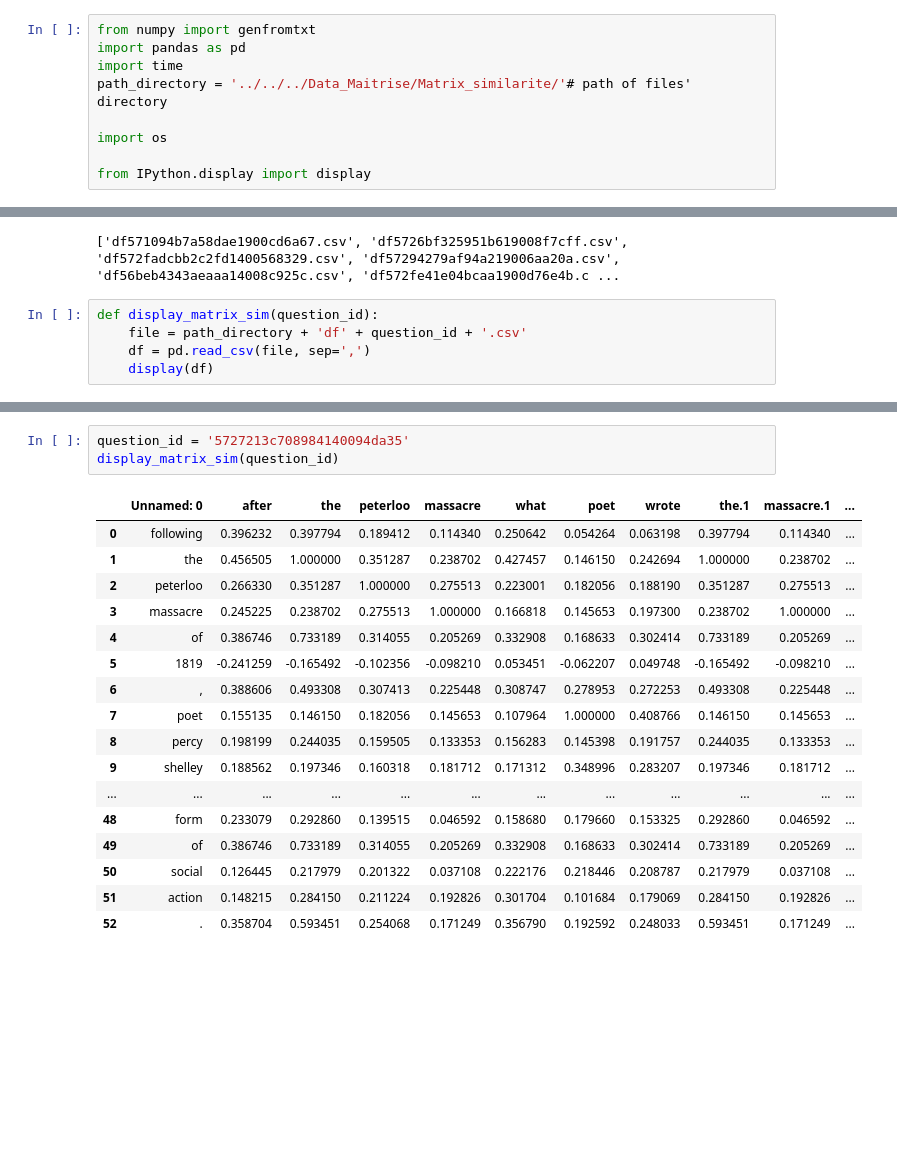
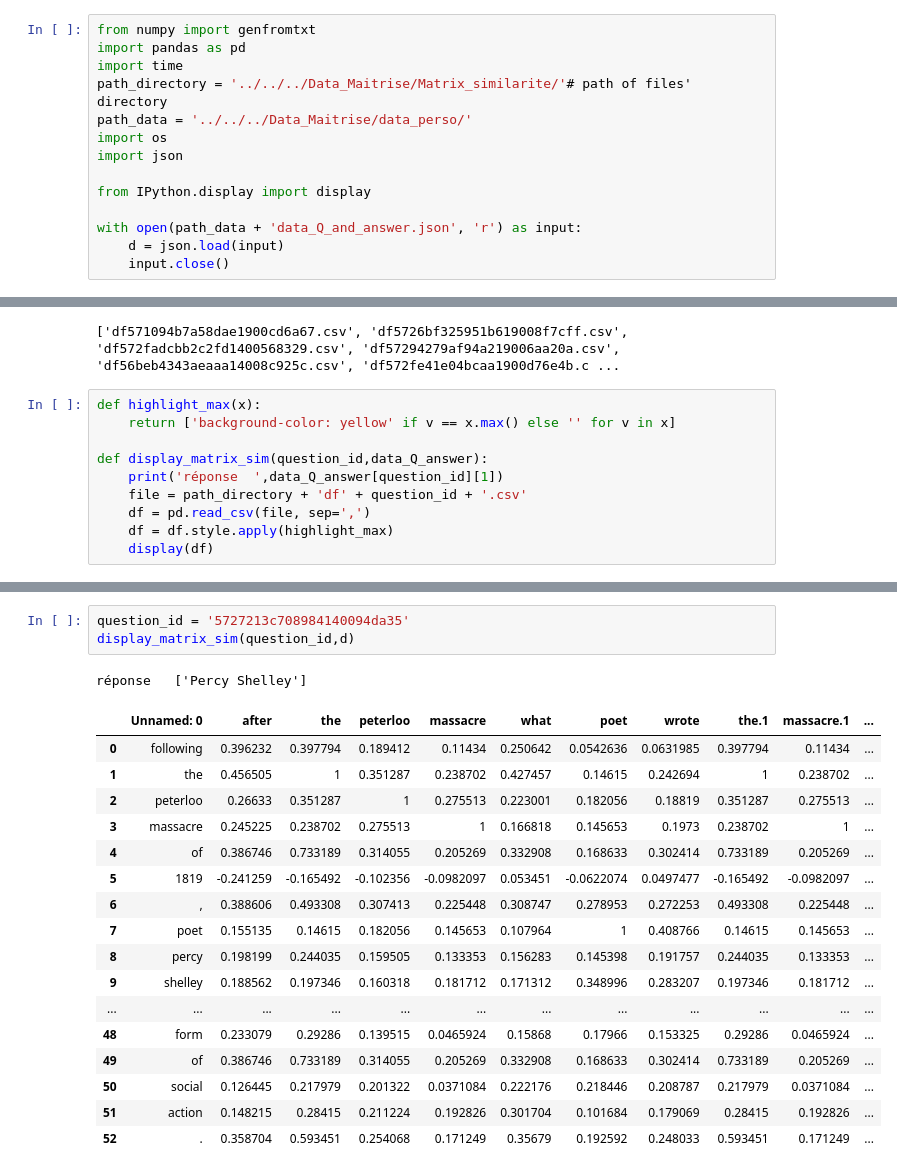
Before and after one commit to ilan006/Maitrise, a Jupyter notebook: extrac_sentence/matrix_similarities/diplay_matrix.ipynb, the cells around one changed output, grey strips where cells are left out. Cells and saved outputs as stored; diff of their text form; blank space fills up the shorter version.

```diff
--- a/extrac_sentence/matrix_similarities/diplay_matrix.ipynb
+++ b/extrac_sentence/matrix_similarities/diplay_matrix.ipynb
@@ -3,18 +3,28 @@ from numpy import genfromtxt
 import pandas as pd
 import time
 path_directory = '../../../Data_Maitrise/Matrix_similarite/'# path of files' directory
-
+path_data = '../../../Data_Maitrise/data_perso/'
 import os
+import json
 
 from IPython.display import display
+
+with open(path_data + 'data_Q_and_answer.json', 'r') as input:
+    d = json.load(input)
+    input.close()
 # %%
 print(files)
 # %% [output]
 ['df571094b7a58dae1900cd6a67.csv', 'df5726bf325951b619008f7cff.csv', 'df572fadcbb2c2fd1400568329.csv', 'df57294279af94a219006aa20a.csv', 'df56beb4343aeaaa14008c925c.csv', 'df572fe41e04bcaa1900d76e4b.c ...
 # %%
-def display_matrix_sim(question_id):
+def highlight_max(x):
+    return ['background-color: yellow' if v == x.max() else '' for v in x]
+
+def display_matrix_sim(question_id,data_Q_answer):
+    print('réponse  ',data_Q_answer[question_id][1])
     file = path_directory + 'df' + question_id + '.csv'
     df = pd.read_csv(file, sep=',')
+    df = df.style.apply(highlight_max)
     display(df)
 # %%
 question_id = '571094b7a58dae1900cd6a67'
@@ -104,23 +118,24 @@ display_matrix_sim(question_id)
 # %%
 question_id = '5727213c708984140094da35'
-display_matrix_sim(question_id)
+display_matrix_sim(question_id,d)
 # %% [output]
+réponse   ['Percy Shelley']
 |  | Unnamed: 0 | after | the | peterloo | massacre | what | poet | wrote | the.1 | massacre.1 | ... |
-| 0 | following | 0.396232 | 0.397794 | 0.189412 | 0.114340 | 0.250642 | 0.054264 | 0.063198 | 0.397794 | 0.114340 | ... |
-| 1 | the | 0.456505 | 1.000000 | 0.351287 | 0.238702 | 0.427457 | 0.146150 | 0.242694 | 1.000000 | 0.238702 | ... |
-| 2 | peterloo | 0.266330 | 0.351287 | 1.000000 | 0.275513 | 0.223001 | 0.182056 | 0.188190 | 0.351287 | 0.275513 | ... |
-| 3 | massacre | 0.245225 | 0.238702 | 0.275513 | 1.000000 | 0.166818 | 0.145653 | 0.197300 | 0.238702 | 1.000000 | ... |
+| 0 | following | 0.396232 | 0.397794 | 0.189412 | 0.11434 | 0.250642 | 0.0542636 | 0.0631985 | 0.397794 | 0.11434 | ... |
+| 1 | the | 0.456505 | 1 | 0.351287 | 0.238702 | 0.427457 | 0.14615 | 0.242694 | 1 | 0.238702 | ... |
+| 2 | peterloo | 0.26633 | 0.351287 | 1 | 0.275513 | 0.223001 | 0.182056 | 0.18819 | 0.351287 | 0.275513 | ... |
+| 3 | massacre | 0.245225 | 0.238702 | 0.275513 | 1 | 0.166818 | 0.145653 | 0.1973 | 0.238702 | 1 | ... |
 | 4 | of | 0.386746 | 0.733189 | 0.314055 | 0.205269 | 0.332908 | 0.168633 | 0.302414 | 0.733189 | 0.205269 | ... |
-| 5 | 1819 | -0.241259 | -0.165492 | -0.102356 | -0.098210 | 0.053451 | -0.062207 | 0.049748 | -0.165492 | -0.098210 | ... |
+| 5 | 1819 | -0.241259 | -0.165492 | -0.102356 | -0.0982097 | 0.053451 | -0.0622074 | 0.0497477 | -0.165492 | -0.0982097 | ... |
 | 6 | , | 0.388606 | 0.493308 | 0.307413 | 0.225448 | 0.308747 | 0.278953 | 0.272253 | 0.493308 | 0.225448 | ... |
-| 7 | poet | 0.155135 | 0.146150 | 0.182056 | 0.145653 | 0.107964 | 1.000000 | 0.408766 | 0.146150 | 0.145653 | ... |
+| 7 | poet | 0.155135 | 0.14615 | 0.182056 | 0.145653 | 0.107964 | 1 | 0.408766 | 0.14615 | 0.145653 | ... |
 | 8 | percy | 0.198199 | 0.244035 | 0.159505 | 0.133353 | 0.156283 | 0.145398 | 0.191757 | 0.244035 | 0.133353 | ... |
 | 9 | shelley | 0.188562 | 0.197346 | 0.160318 | 0.181712 | 0.171312 | 0.348996 | 0.283207 | 0.197346 | 0.181712 | ... |
 | ... | ... | ... | ... | ... | ... | ... | ... | ... | ... | ... | ... |
-| 48 | form | 0.233079 | 0.292860 | 0.139515 | 0.046592 | 0.158680 | 0.179660 | 0.153325 | 0.292860 | 0.046592 | ... |
+| 48 | form | 0.233079 | 0.29286 | 0.139515 | 0.0465924 | 0.15868 | 0.17966 | 0.153325 | 0.29286 | 0.0465924 | ... |
 | 49 | of | 0.386746 | 0.733189 | 0.314055 | 0.205269 | 0.332908 | 0.168633 | 0.302414 | 0.733189 | 0.205269 | ... |
-| 50 | social | 0.126445 | 0.217979 | 0.201322 | 0.037108 | 0.222176 | 0.218446 | 0.208787 | 0.217979 | 0.037108 | ... |
-| 51 | action | 0.148215 | 0.284150 | 0.211224 | 0.192826 | 0.301704 | 0.101684 | 0.179069 | 0.284150 | 0.192826 | ... |
-| 52 | . | 0.358704 | 0.593451 | 0.254068 | 0.171249 | 0.356790 | 0.192592 | 0.248033 | 0.593451 | 0.171249 | ... |
+| 50 | social | 0.126445 | 0.217979 | 0.201322 | 0.0371084 | 0.222176 | 0.218446 | 0.208787 | 0.217979 | 0.0371084 | ... |
+| 51 | action | 0.148215 | 0.28415 | 0.211224 | 0.192826 | 0.301704 | 0.101684 | 0.179069 | 0.28415 | 0.192826 | ... |
+| 52 | . | 0.358704 | 0.593451 | 0.254068 | 0.171249 | 0.35679 | 0.192592 | 0.248033 | 0.593451 | 0.171249 | ... |
 # %%
 question_id = '57299021af94a219006aa50e'
```
Also changed, not shown: parts of 5 cells of this notebook, 7 other files.
